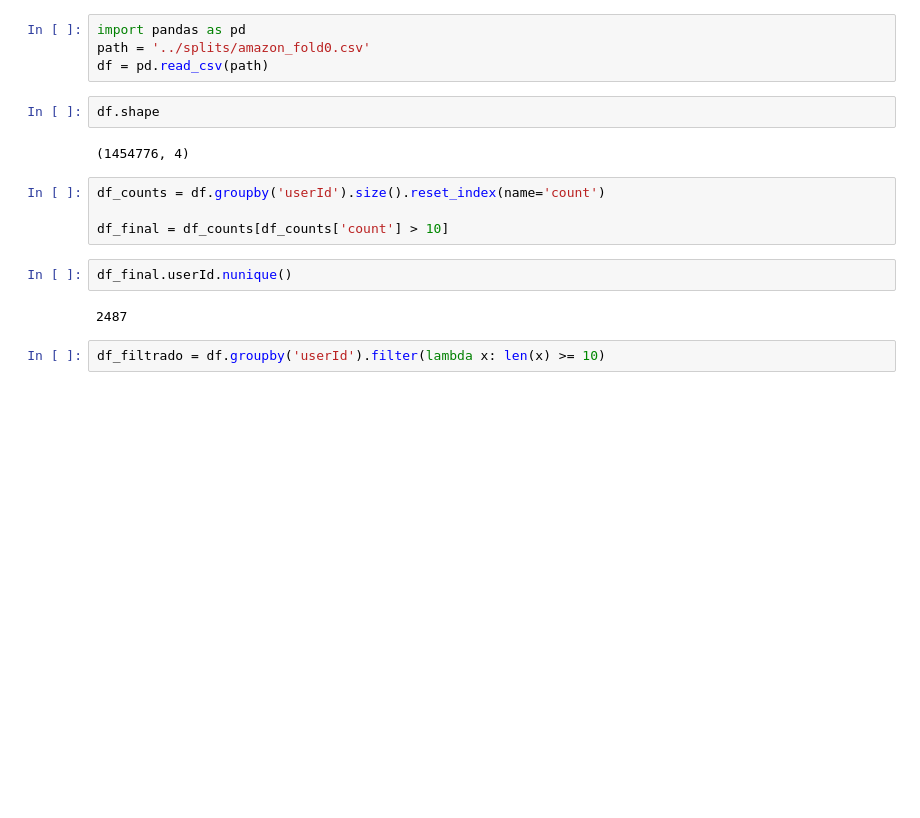
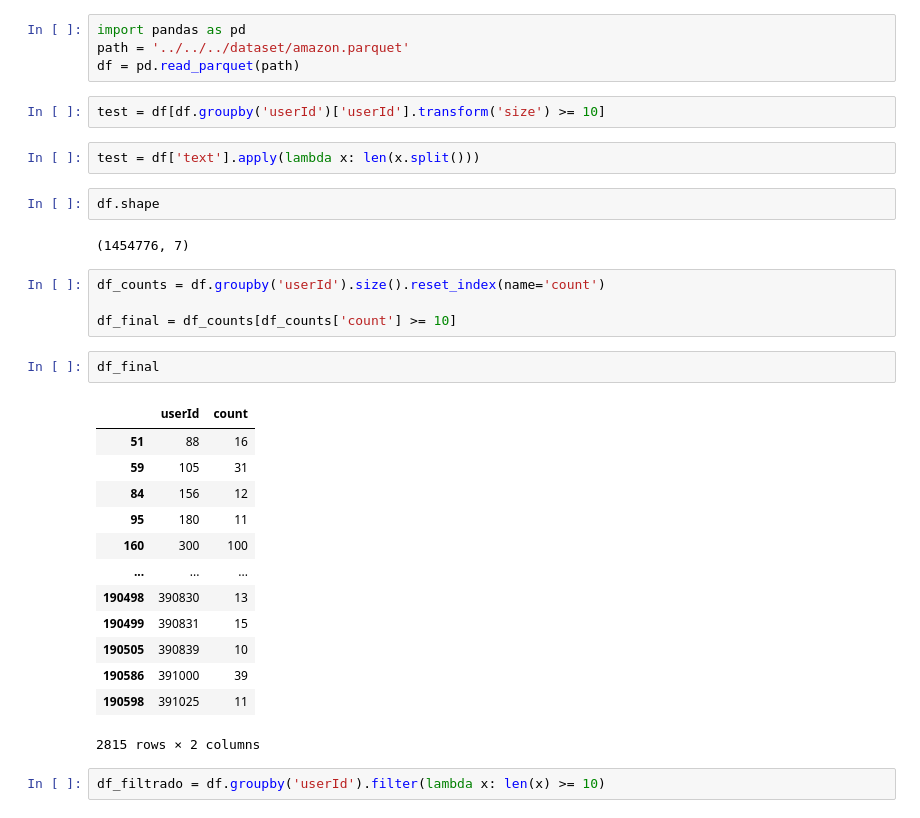
Before and after one commit to ferreira-eduardo/ghc2f, a Jupyter notebook: data/tst.ipynb, the cells around one changed output. Cells and saved outputs as stored; diff of their text form; blank space fills up the shorter version.

```diff
--- a/data/tst.ipynb
+++ b/data/tst.ipynb
@@ -1,19 +1,35 @@
 # %%
 import pandas as pd
-path = '../splits/amazon_fold0.csv'
-df = pd.read_csv(path)
+path = '../../../dataset/amazon.parquet'
+df = pd.read_parquet(path)
 # %%
-df.shape
+test = df[df.groupby('userId')['userId'].transform('size') >= 10]
-# %% [output]
-(1454776, 4)
+# %%
+test = df['text'].apply(lambda x: len(x.split()))
+# %%
+df.shape
+# %% [output]
+(1454776, 7)
 # %%
 df_counts = df.groupby('userId').size().reset_index(name='count')
 
-df_final = df_counts[df_counts['count'] > 10]
+df_final = df_counts[df_counts['count'] >= 10]
 # %%
-df_final.userId.nunique()
+df_final
 # %% [output]
+|  | userId | count |
+| 51 | 88 | 16 |
+| 59 | 105 | 31 |
+| 84 | 156 | 12 |
+| 95 | 180 | 11 |
+| 160 | 300 | 100 |
+| ... | ... | ... |
+| 190498 | 390830 | 13 |
+| 190499 | 390831 | 15 |
+| 190505 | 390839 | 10 |
+| 190586 | 391000 | 39 |
+| 190598 | 391025 | 11 |
-2487
+2815 rows × 2 columns
 # %%
 df_filtrado = df.groupby('userId').filter(lambda x: len(x) >= 10)
 # %%
```
Also changed, not shown: parts of 2 cells of this notebook, 15 other files.
